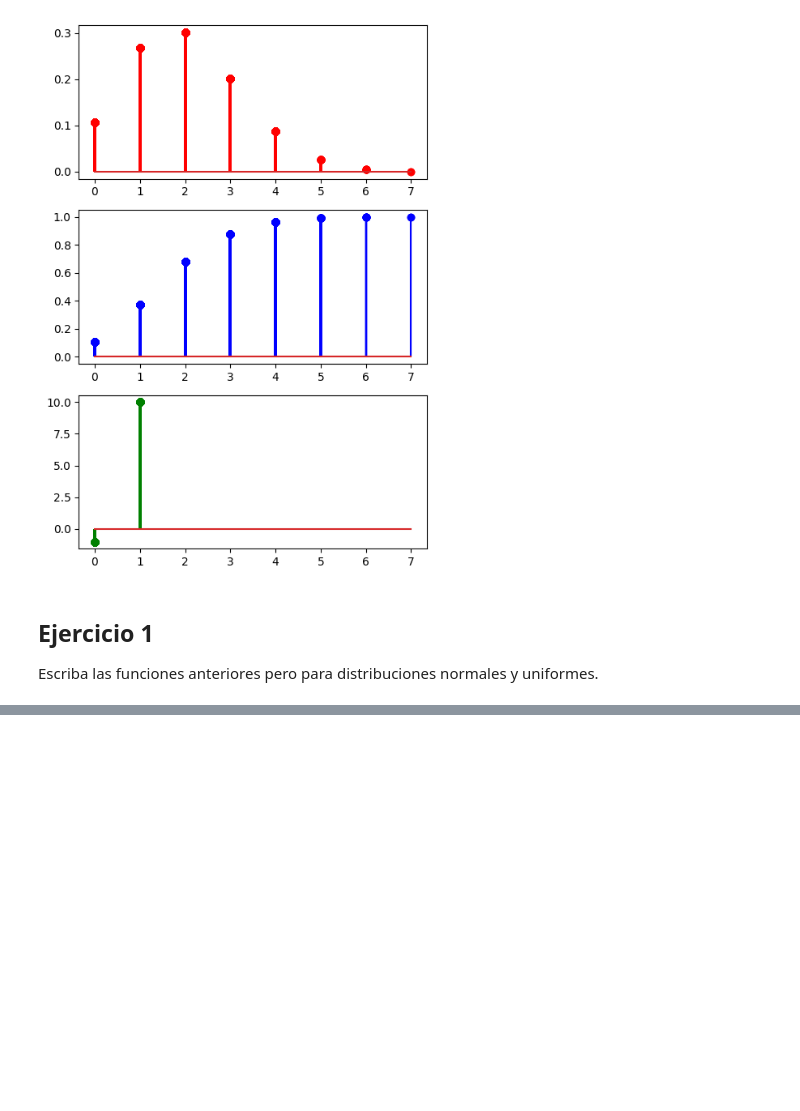
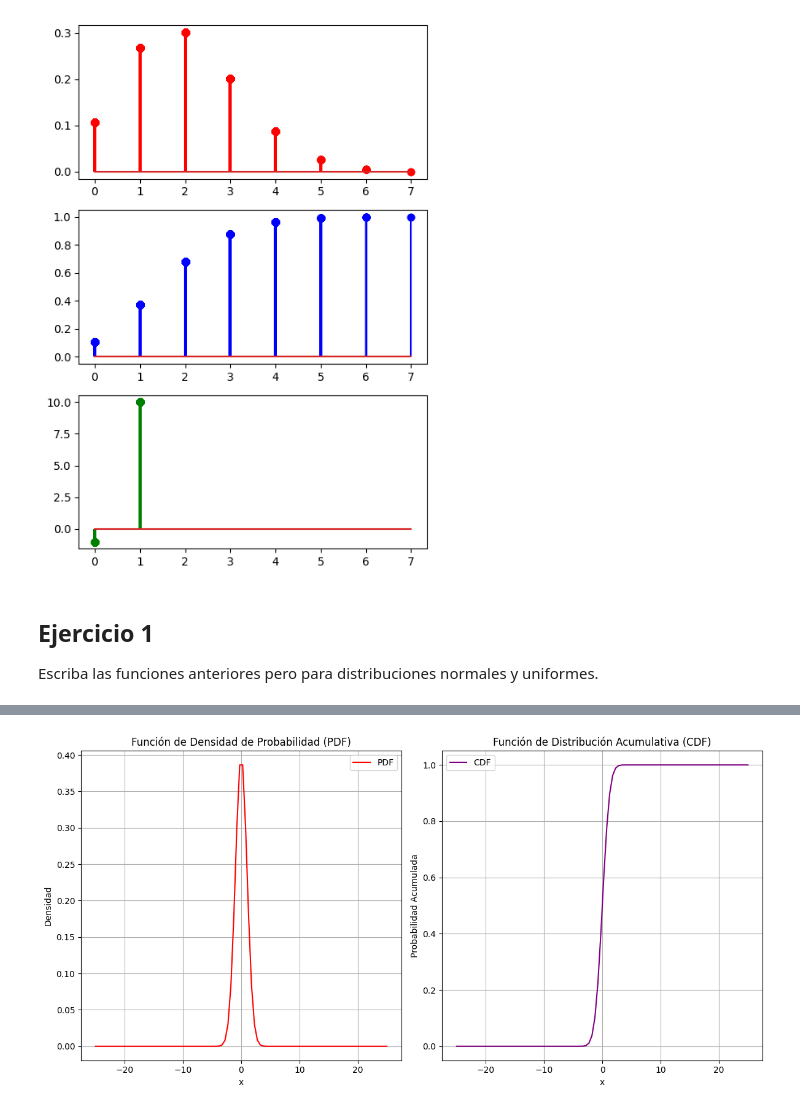
Before and after one commit to Bea-Castro/distribution-exercises-project-with-python, a Jupyter notebook: notebook/problems.es.ipynb, the cells around one changed output, grey strips where cells are left out. Saved outputs shown, nothing was run; the diff lists cells and outputs as text; code cells hidden in the pictures; blank space fills up the shorter version.

```diff
--- a/notebook/problems.es.ipynb
+++ b/notebook/problems.es.ipynb
@@ -109,0 +154,40 @@ def uniform_distr_acu(x,mean=0,std=1):
+# %%
+# DISTRIBUCÓN UNIFORME
+
+# 1. Función de densidad probabilidad (PDF) para distribución uniforme
+def uniform_dens_prob(x, low=0, high=1):
+    return uniform.pdf(x, loc=low, scale=high-low)
+
+# 2. Función de distribución acumulativa (CDF) para distribución uniforme
+def uniform_distr_acu(x, low=0, high=1):
+    return uniform.cdf(x, loc=low, scale=high-low)
+
+pdf = dens_prob(x, mean=0, std=1)
+cdf = distr_acu(x, mean=0, std=1)
+
+# GRAFICOS DISTRIBUCIÓN UNIFORME
+plt.figure(figsize=(12, 6))
+
+# Gráfico de la PDF
+plt.subplot(1, 2, 1)
+plt.plot(x, pdf, label='PDF', color='red')
+plt.title('Función de Densidad de Probabilidad (PDF)')
+plt.xlabel('x')
+plt.ylabel('Densidad')
+plt.grid()
+plt.legend()
+
+# Gráfico de la CDF
+plt.subplot(1, 2, 2)
+plt.plot(x, cdf, label='CDF', color='purple')
+plt.title('Función de Distribución Acumulativa (CDF)')
+plt.xlabel('x')
+plt.ylabel('Probabilidad Acumulada')
+plt.grid()
+plt.legend()
+
+# Mostrar los gráficos
+plt.tight_layout()
+plt.show()
+# %% [output]
+[figure, added]
```
Also changed, not shown: parts of 2 cells of this notebook.
